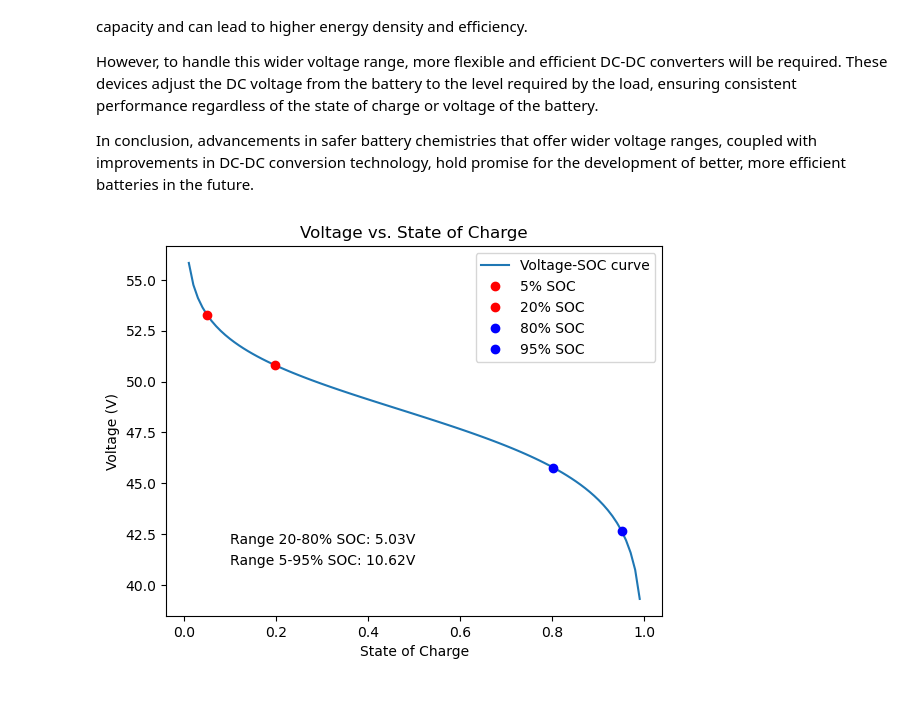
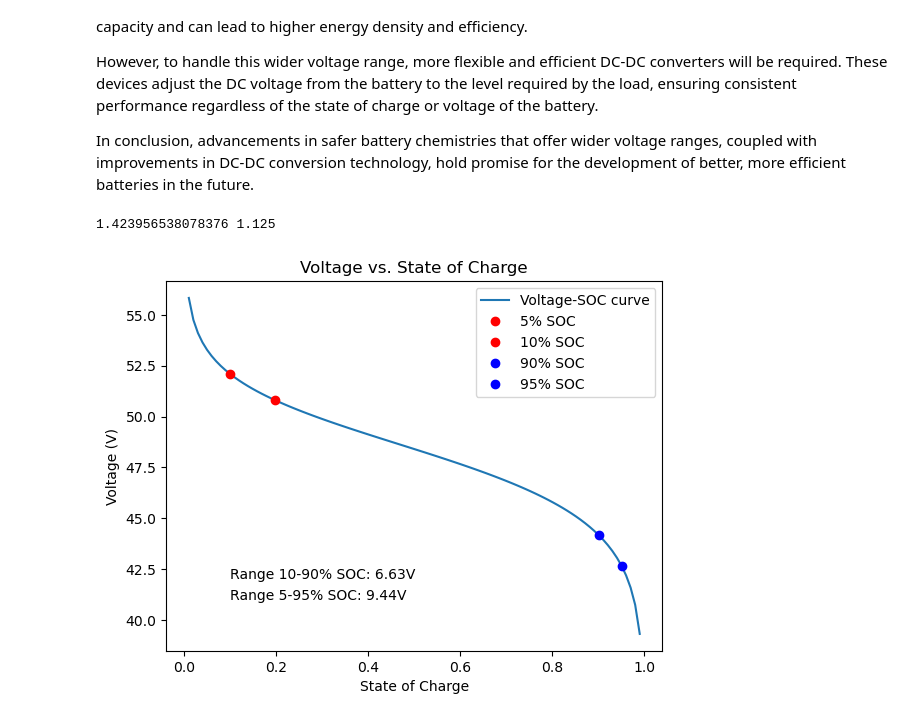
Before and after one commit to iconnor/chemistry, a Jupyter notebook: voltage-state-of-charge-1.ipynb, the cells around one changed output. Drawn from its saved outputs; the diff is of its cells as text; code cells hidden in the pictures.

```diff
--- a/voltage-state-of-charge-1.ipynb
+++ b/voltage-state-of-charge-1.ipynb
@@ -26,41 +26,43 @@ initial_fecl3 = 0  # Initial concentration of FeCl3 in M
 # Array of SOC values from 0.01 to 0.99
 SOC = np.linspace(0.01, 0.99, 100)
 
 # Calculate the concentrations at different SOC values
 fecl2_concentration = initial_fecl2 * (1 - SOC)
 fecl3_concentration = initial_fecl2 * SOC
 
 # Calculate the voltages at different SOC values
 V_Fe_lhs = E0_Fe_lhs - R * T / (2 * F) * np.log(fecl2_concentration**2 / fecl3_concentration)
 V_Fe_rhs = E0_Fe_rhs - R * T / F * np.log(fecl3_concentration / fecl2_concentration)
 
 # The cell voltage is the difference between the rhs and lhs voltages
 V_Fe = (V_Fe_rhs - V_Fe_lhs) * 48/1.2
 
 # Plot voltage versus SOC
 plt.figure()
 plt.plot(SOC, V_Fe)
 plt.xlabel('State of Charge')
 plt.ylabel('Voltage (V)')
 plt.title('Voltage vs. State of Charge')
 
 # Mark the voltages for 10% and 90% SOC
-idx_5 = np.argmin(np.abs(SOC - 0.05))
-idx_20 = np.argmin(np.abs(SOC - 0.20))
-idx_80 = np.argmin(np.abs(SOC - 0.80))
+idx_5 = np.argmin(np.abs(SOC - 0.10))
+idx_10 = np.argmin(np.abs(SOC - 0.20))
+idx_90 = np.argmin(np.abs(SOC - 0.90))
 idx_95 = np.argmin(np.abs(SOC - 0.95))
-plt.plot(SOC[idx_5], V_Fe[idx_5], 'ro')  # Mark the 10% SOC with a red dot
-plt.plot(SOC[idx_20], V_Fe[idx_20], 'ro')  # Mark the 20% SOC with a red dot
-plt.plot(SOC[idx_80], V_Fe[idx_80], 'bo')  # Mark the 90% SOC with a blue dot
-plt.plot(SOC[idx_95], V_Fe[idx_95], 'bo')  # Mark the 90% SOC with a blue dot
-plt.legend(['Voltage-SOC curve', '5% SOC', '20% SOC', '80% SOC', '95% SOC'])
+plt.plot(SOC[idx_5], V_Fe[idx_5], 'ro')  # Mark the 5% SOC with a red dot
+plt.plot(SOC[idx_10], V_Fe[idx_10], 'ro')  # Mark the 10% SOC with a red dot
+plt.plot(SOC[idx_90], V_Fe[idx_90], 'bo')  # Mark the 90% SOC with a blue dot
+plt.plot(SOC[idx_95], V_Fe[idx_95], 'bo')  # Mark the 95% SOC with a blue dot
+plt.legend(['Voltage-SOC curve', '5% SOC', '10% SOC', '90% SOC', '95% SOC'])
 
 range_5_95 = V_Fe[idx_5] - V_Fe[idx_95]
-range_20_80 = V_Fe[idx_20] - V_Fe[idx_80]
+range_10_90 = V_Fe[idx_10] - V_Fe[idx_90]
 
 plt.text(0.1, 41, f'Range 5-95% SOC: {range_5_95:.2f}V')
-plt.text(0.1, 42, f'Range 20-80% SOC: {range_20_80:.2f}V')
+plt.text(0.1, 42, f'Range 10-90% SOC: {range_10_90:.2f}V')
 
+print(range_5_95/range_10_90, ((95-5)/(90-10)))
 plt.show()
 # %% [output]
+1.423956538078376 1.125
-[figure, old version]
+[figure, new version]
```
